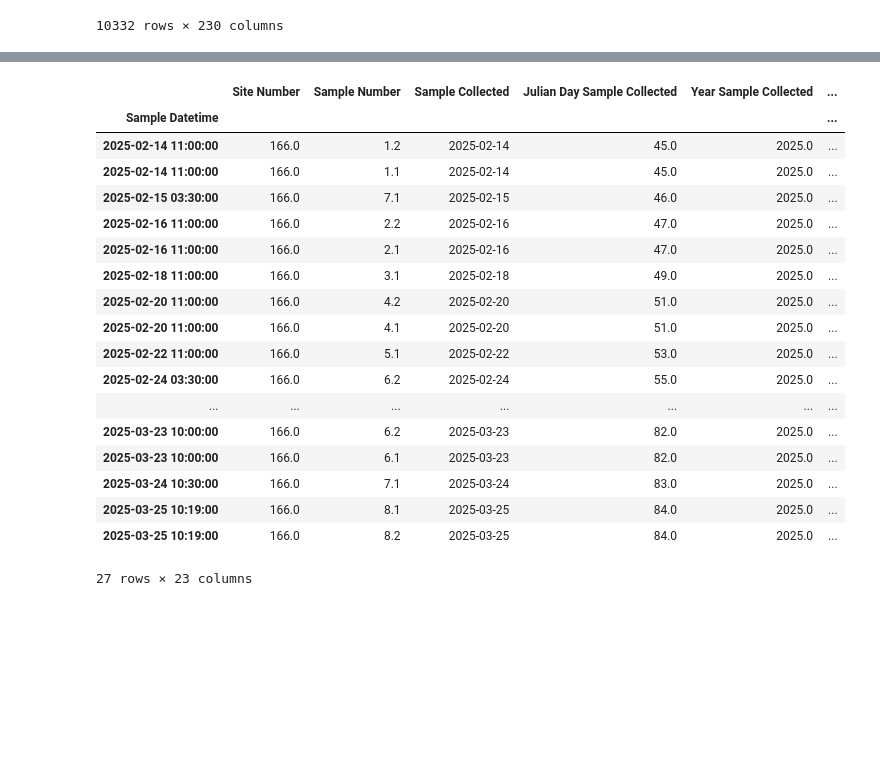
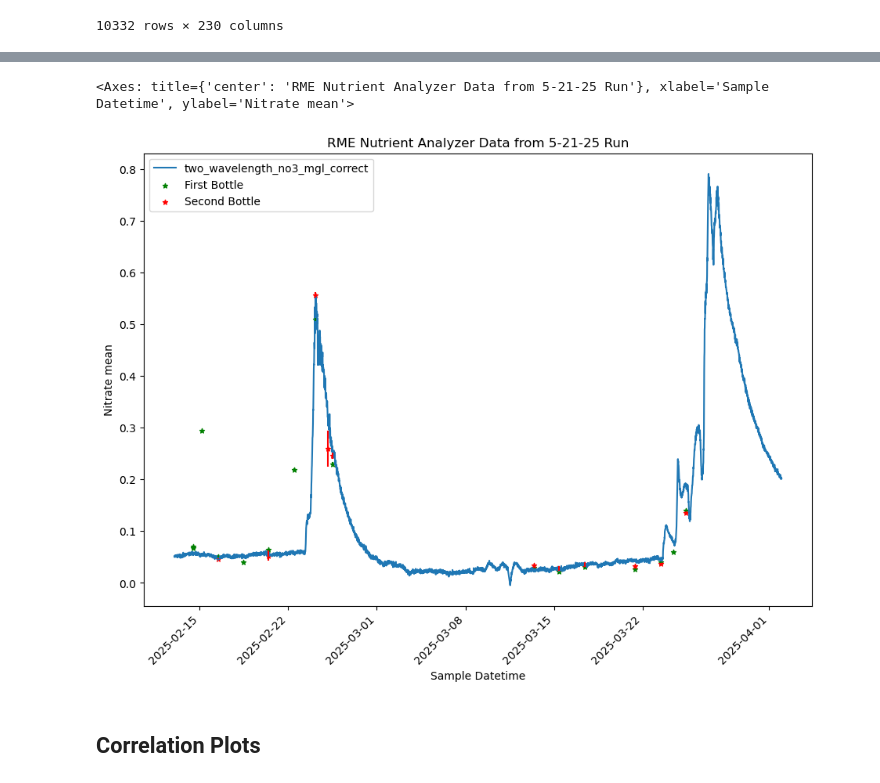
Before and after one commit to mbeneck/rcew-nitrate, a Jupyter notebook: AA500_QA.ipynb, the cells around one changed output, grey strips where cells are left out. Cells and saved outputs as stored; diff of their text form; code cells hidden in the pictures; blank space fills up the shorter version.

```diff
--- a/AA500_QA.ipynb
+++ b/AA500_QA.ipynb
@@ -263,22 +282,14 @@ result_05212025.result_df[~first_rep].loc['RME'].loc['2-13-25':'4-01-25'].reset_
-# %%
-result_05212025.result_df.loc['RME']
-# %% [output]
-|  | Site Number | Sample Number | Sample Collected | Julian Day Sample Collected | Year Sample Collected | ... |
-| Sample Datetime |  |  |  |  |  | ... |
-| 2025-02-14 11:00:00 | 166.0 | 1.2 | 2025-02-14 | 45.0 | 2025.0 | ... |
-| 2025-02-14 11:00:00 | 166.0 | 1.1 | 2025-02-14 | 45.0 | 2025.0 | ... |
-| 2025-02-15 03:30:00 | 166.0 | 7.1 | 2025-02-15 | 46.0 | 2025.0 | ... |
-| 2025-02-16 11:00:00 | 166.0 | 2.2 | 2025-02-16 | 47.0 | 2025.0 | ... |
-| 2025-02-16 11:00:00 | 166.0 | 2.1 | 2025-02-16 | 47.0 | 2025.0 | ... |
-| 2025-02-18 11:00:00 | 166.0 | 3.1 | 2025-02-18 | 49.0 | 2025.0 | ... |
-| 2025-02-20 11:00:00 | 166.0 | 4.2 | 2025-02-20 | 51.0 | 2025.0 | ... |
-| 2025-02-20 11:00:00 | 166.0 | 4.1 | 2025-02-20 | 51.0 | 2025.0 | ... |
-| 2025-02-22 11:00:00 | 166.0 | 5.1 | 2025-02-22 | 53.0 | 2025.0 | ... |
-| 2025-02-24 03:30:00 | 166.0 | 6.2 | 2025-02-24 | 55.0 | 2025.0 | ... |
-| ... | ... | ... | ... | ... | ... | ... |
-| 2025-03-23 10:00:00 | 166.0 | 6.2 | 2025-03-23 | 82.0 | 2025.0 | ... |
-| 2025-03-23 10:00:00 | 166.0 | 6.1 | 2025-03-23 | 82.0 | 2025.0 | ... |
-| 2025-03-24 10:30:00 | 166.0 | 7.1 | 2025-03-24 | 83.0 | 2025.0 | ... |
-| 2025-03-25 10:19:00 | 166.0 | 8.1 | 2025-03-25 | 84.0 | 2025.0 | ... |
-| 2025-03-25 10:19:00 | 166.0 | 8.2 | 2025-03-25 | 84.0 | 2025.0 | ... |
-27 rows × 23 columns
+# %%
+fig, ax= plt.subplots(figsize=(11,8.5))
+
+first_rep = result_05212025.result_df['Bottle Replicate']==1
+
+
+rme_cleaned.loc['2-13-25':'4-01-25'].plot(y= ['two_wavelength_no3_mgl_correct'], ax=ax, rot=45)
+result_05212025.result_df[first_rep].loc['RME'].loc['2-13-25':'4-01-25'].reset_index().plot(x='Sample Datetime', y='Nitrate mean',ax=ax, yerr= 'Nitrate err',kind='scatter', rot=45, color='g', marker='*', label = 'First Bottle')
+result_05212025.result_df[~first_rep].loc['RME'].loc['2-13-25':'4-01-25'].reset_index().plot(x='Sample Datetime', y='Nitrate mean',ax=ax, yerr= 'Nitrate err',kind='scatter', rot=45,color='r', marker='*', label = 'Second Bottle', title = 'RME Nutrient Analyzer Data from 5-21-25 Run')
+# %% [output]
+<Axes: title={'center': 'RME Nutrient Analyzer Data from 5-21-25 Run'}, xlabel='Sample Datetime', ylabel='Nitrate mean'>
+[figure, added]
+# %% [markdown]
+## Correlation Plots
```
Also changed, not shown: parts of 19 cells of this notebook.
